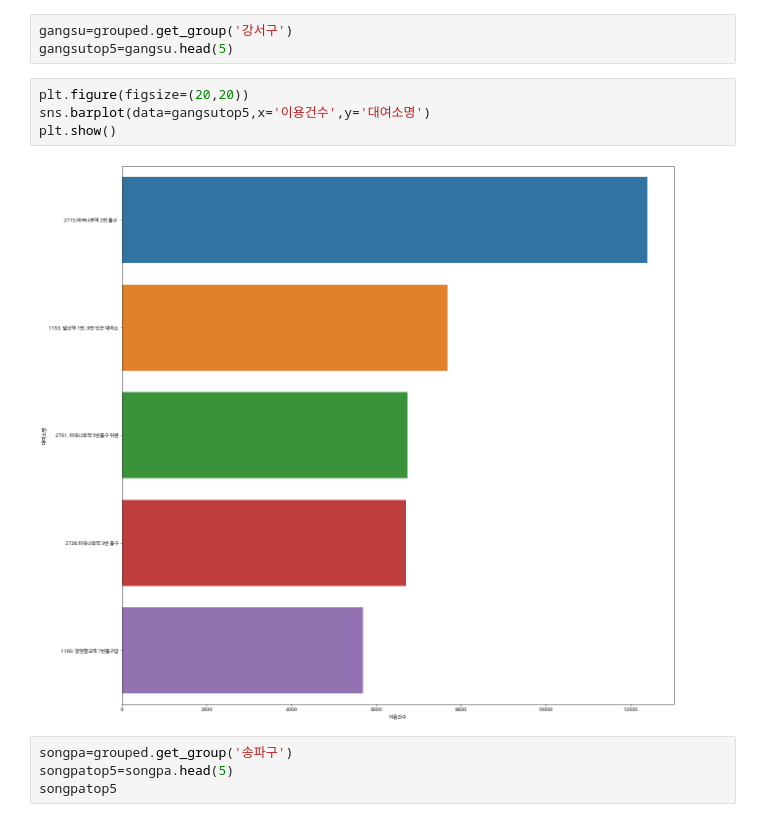
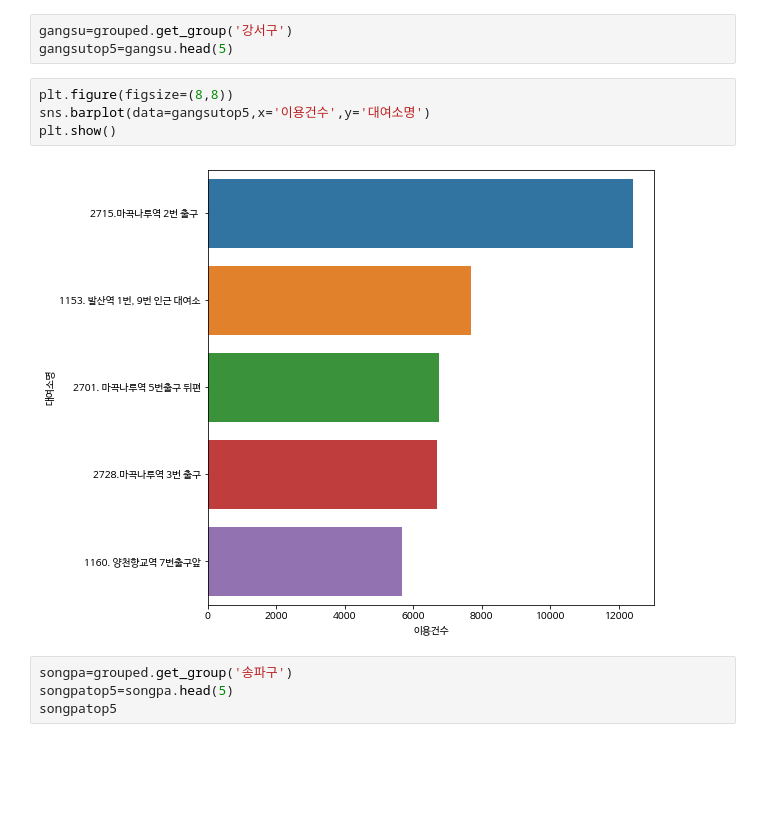
Before and after one commit to Aimerlee123/Python-teamproject, a Jupyter notebook: 공공자전거_이용현황_분석.ipynb, the cells around one changed output. Drawn from its saved outputs; the diff is of its cells as text; blank space fills up the shorter version.

```diff
--- a/공공자전거_이용현황_분석.ipynb
+++ b/공공자전거_이용현황_분석.ipynb
@@ -292,11 +292,11 @@ grouped=df3_20.groupby('자치구')
 gangsu=grouped.get_group('강서구')
 gangsutop5=gangsu.head(5)
 # %%
-plt.figure(figsize=(20,20))
+plt.figure(figsize=(8,8))
 sns.barplot(data=gangsutop5,x='이용건수',y='대여소명')
 plt.show()
 # %% [output]
-[figure, old version]
+[figure, new version]
 # %%
 songpa=grouped.get_group('송파구')
 songpatop5=songpa.head(5)
```
Also changed, not shown: parts of 3 cells of this notebook.
